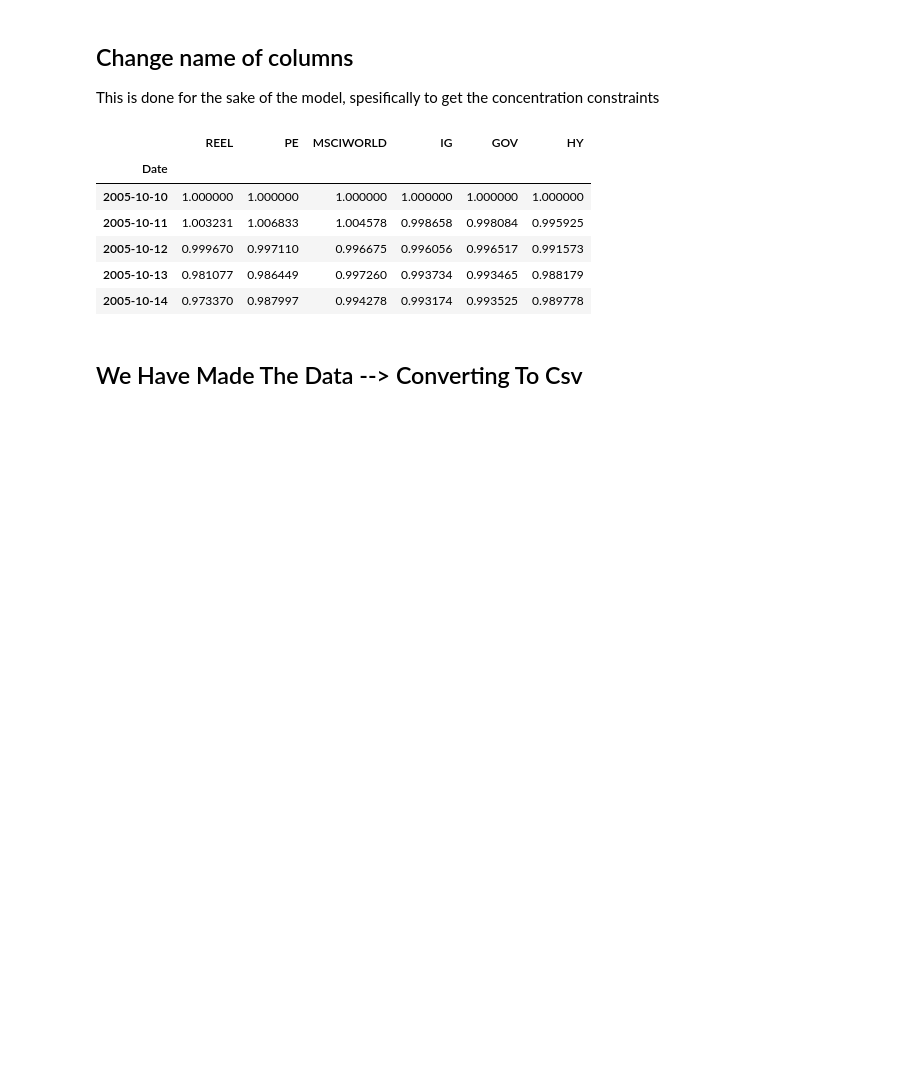
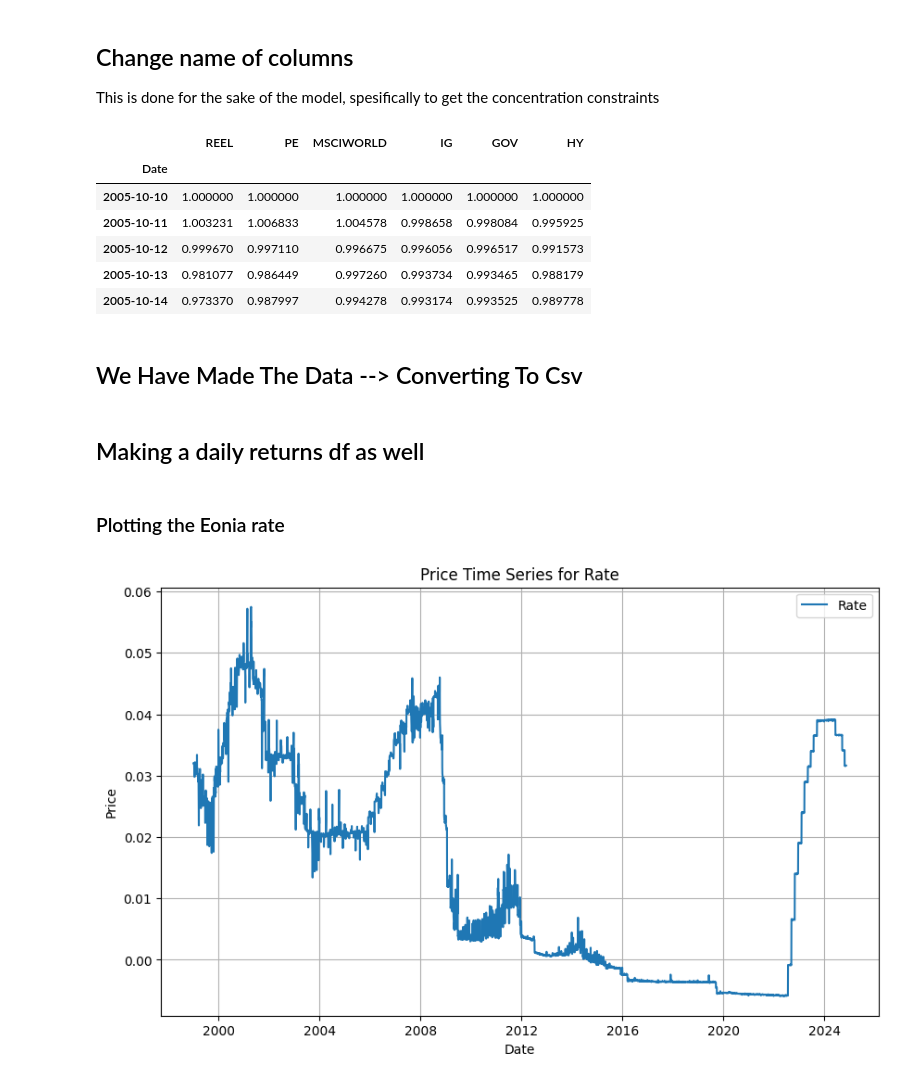
Before and after one commit to nickaskari/portfolio-opt-insurance, a Jupyter notebook: data/data_maker.ipynb, the cells around one changed output. Cells and saved outputs as stored; diff of their text form; code cells hidden in the pictures; blank space fills up the shorter version.

```diff
--- a/data/data_maker.ipynb
+++ b/data/data_maker.ipynb
@@ -213,3 +213,5 @@ normalized_df.head()
 ## We Have Made The Data --> Converting To Csv
 # %%
 normalized_df.to_csv('final_asset_classes.csv', index=True)
+# %% [markdown]
+## Making a daily returns df as well
@@ -215,0 +220,8 @@ normalized_df.to_csv('final_asset_classes.csv', index=True)
+# %% [markdown]
+### Plotting the Eonia rate
+# %%
+eonia_df = pd.read_csv("final_eonia/eonia_rate.csv", index_col=0, parse_dates=True)
+
+plot_each(eonia_df)
+# %% [output]
+[figure, added]
```
Also changed, not shown: parts of 13 cells of this notebook, 10 other files.
